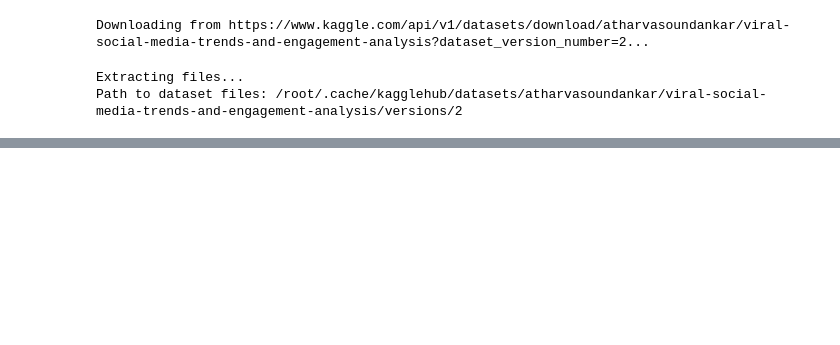
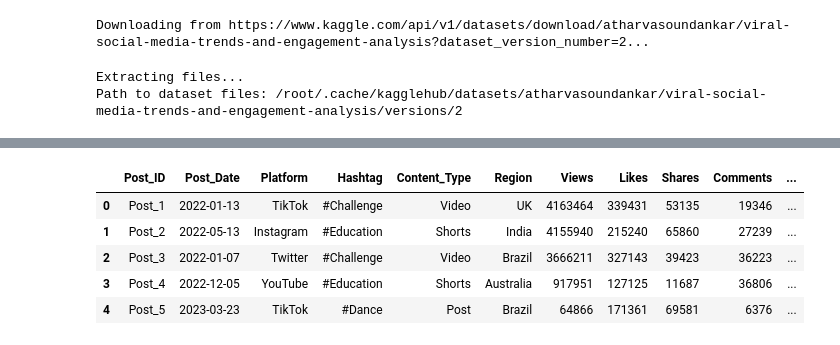
Before and after one commit to Diveesha909/Creatyourcontent, a Jupyter notebook: EDAforphase1.ipynb, the cells around one changed output, grey strips where cells are left out. Drawn from its saved outputs; the diff is of its cells as text; code cells hidden in the pictures; blank space fills up the shorter version.

```diff
--- a/EDAforphase1.ipynb
+++ b/EDAforphase1.ipynb
@@ -13,0 +70,13 @@ Path to dataset files: /root/.cache/kagglehub/datasets/atharvasoundankar/viral-s
+# %%
+import pandas as pd
+
+kaggle_df = pd.read_csv('/content/kaggle_data/Cleaned_Viral_Social_Media_Trends.csv')
+
+display(kaggle_df.head())
+# %% [output]
+|  | Post_ID | Post_Date | Platform | Hashtag | Content_Type | Region | Views | Likes | Shares | Comments | ... |
+| 0 | Post_1 | 2022-01-13 | TikTok | #Challenge | Video | UK | 4163464 | 339431 | 53135 | 19346 | ... |
+| 1 | Post_2 | 2022-05-13 | Instagram | #Education | Shorts | India | 4155940 | 215240 | 65860 | 27239 | ... |
+| 2 | Post_3 | 2022-01-07 | Twitter | #Challenge | Video | Brazil | 3666211 | 327143 | 39423 | 36223 | ... |
+| 3 | Post_4 | 2022-12-05 | YouTube | #Education | Shorts | Australia | 917951 | 127125 | 11687 | 36806 | ... |
+| 4 | Post_5 | 2023-03-23 | TikTok | #Dance | Post | Brazil | 64866 | 171361 | 69581 | 6376 | ... |
```
Also changed, not shown: parts of 8 cells of this notebook.
